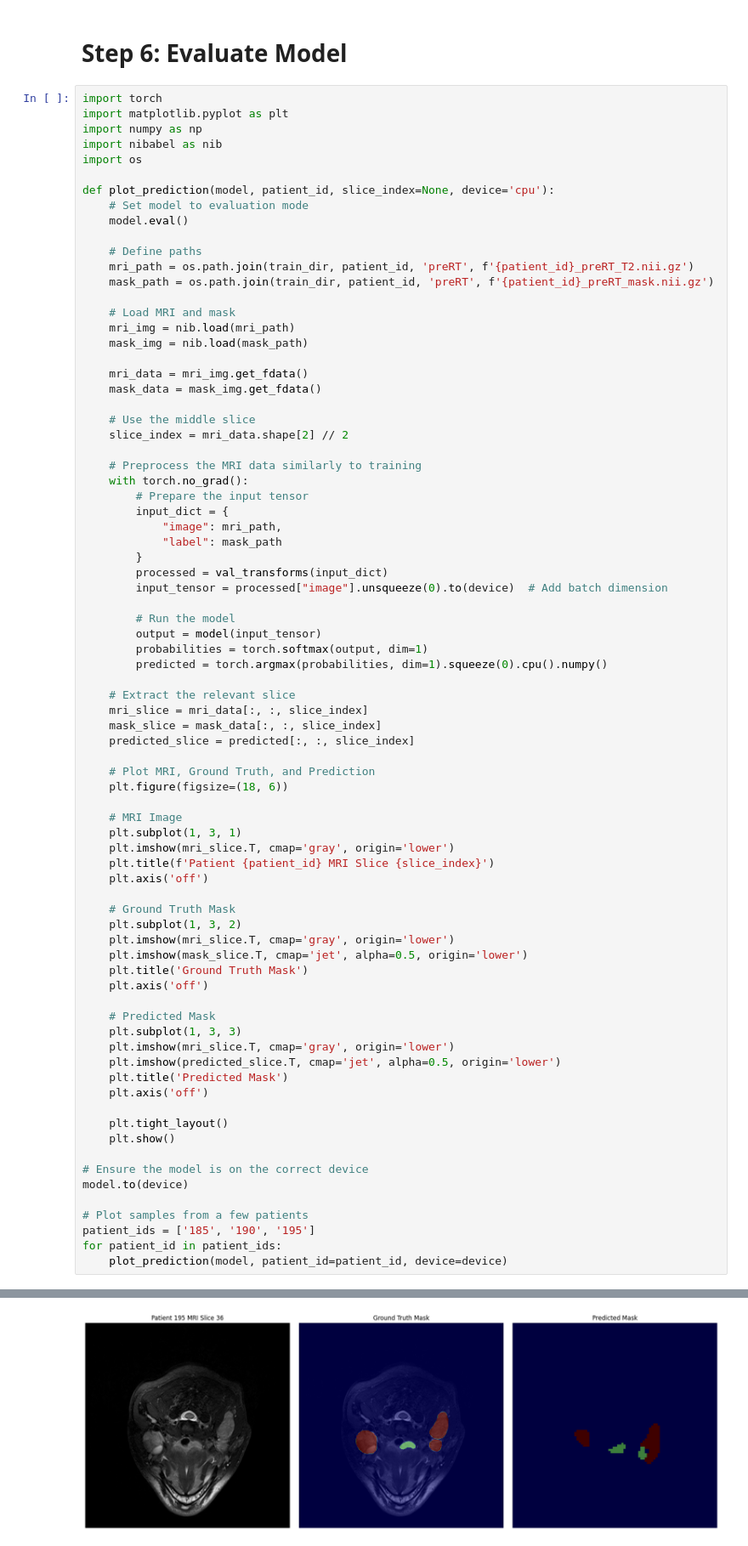
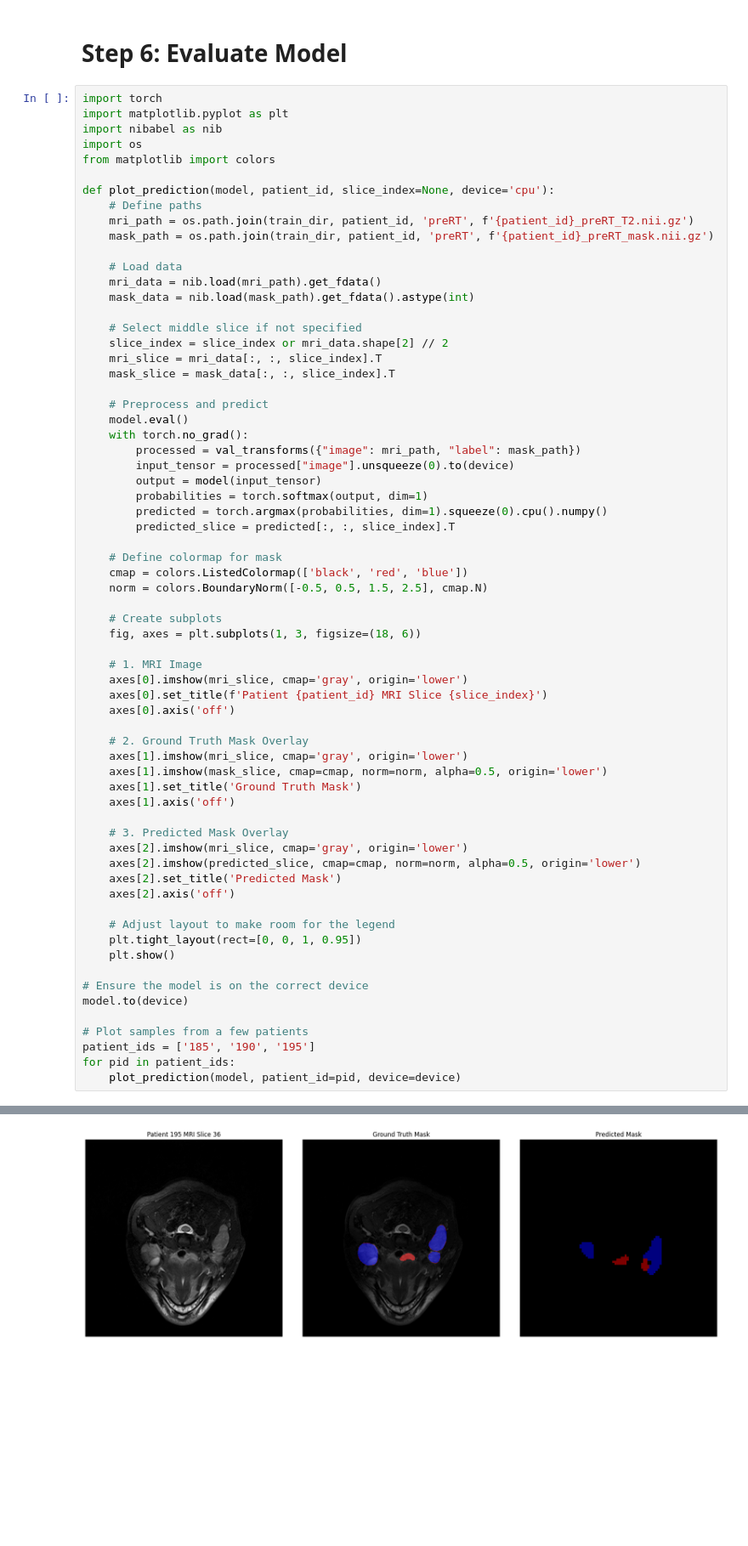
Before and after one commit to bjorneme/TDT17_mini_project, a Jupyter notebook: main.ipynb, the cells around one changed output, grey strips where cells are left out. Shown at 85% size. Drawn from its saved outputs; the diff is of its cells as text; blank space fills up the shorter version.

Commit message:
Improve plotting

```diff
--- a/main.ipynb
+++ b/main.ipynb
@@ -466,72 +466,60 @@ Validation Loss: 0.5046
 # %%
 import torch
 import matplotlib.pyplot as plt
-import numpy as np
 import nibabel as nib
 import os
+from matplotlib import colors
 
 def plot_prediction(model, patient_id, slice_index=None, device='cpu'):
-    # Set model to evaluation mode
-    model.eval()
-
     # Define paths
     mri_path = os.path.join(train_dir, patient_id, 'preRT', f'{patient_id}_preRT_T2.nii.gz')
     mask_path = os.path.join(train_dir, patient_id, 'preRT', f'{patient_id}_preRT_mask.nii.gz')
 
-    # Load MRI and mask
-    mri_img = nib.load(mri_path)
-    mask_img = nib.load(mask_path)
+    # Load data
+    mri_data = nib.load(mri_path).get_fdata()
+    mask_data = nib.load(mask_path).get_fdata().astype(int)
 
-    mri_data = mri_img.get_fdata()
-    mask_data = mask_img.get_fdata()
+    # Select middle slice if not specified
+    slice_index = slice_index or mri_data.shape[2] // 2
+    mri_slice = mri_data[:, :, slice_index].T
+    mask_slice = mask_data[:, :, slice_index].T
 
-    # Use the middle slice
-    slice_index = mri_data.shape[2] // 2
-
-    # Preprocess the MRI data similarly to training
+    # Preprocess and predict
+    model.eval()
     with torch.no_grad():
-        # Prepare the input tensor
-        input_dict = {
-            "image": mri_path,
-            "label": mask_path
-        }
-        processed = val_transforms(input_dict)
-        input_tensor = processed["image"].unsqueeze(0).to(device)  # Add batch dimension
-
-        # Run the model
+        processed = val_transforms({"image": mri_path, "label": mask_path})
+        input_tensor = processed["image"].unsqueeze(0).to(device)
         output = model(input_tensor)
         probabilities = torch.softmax(output, dim=1)
         predicted = torch.argmax(probabilities, dim=1).squeeze(0).cpu().numpy()
+        predicted_slice = predicted[:, :, slice_index].T
 
-    # Extract the relevant slice
-    mri_slice = mri_data[:, :, slice_index]
-    mask_slice = mask_data[:, :, slice_index]
-    predicted_slice = predicted[:, :, slice_index]
+    # Define colormap for mask
+    cmap = colors.ListedColormap(['black', 'red', 'blue'])
+    norm = colors.BoundaryNorm([-0.5, 0.5, 1.5, 2.5], cmap.N)
 
-    # Plot MRI, Ground Truth, and Prediction
-    plt.figure(figsize=(18, 6))
+    # Create subplots
+    fig, axes = plt.subplots(1, 3, figsize=(18, 6))
 
-    # MRI Image
-    plt.subplot(1, 3, 1)
-    plt.imshow(mri_slice.T, cmap='gray', origin='lower')
-    plt.title(f'Patient {patient_id} MRI Slice {slice_index}')
-    plt.axis('off')
+    # 1. MRI Image
+    axes[0].imshow(mri_slice, cmap='gray', origin='lower')
+    axes[0].set_title(f'Patient {patient_id} MRI Slice {slice_index}')
+    axes[0].axis('off')
 
-    # Ground Truth Mask
-    plt.subplot(1, 3, 2)
-    plt.imshow(mri_slice.T, cmap='gray', origin='lower')
-    plt.imshow(mask_slice.T, cmap='jet', alpha=0.5, origin='lower')
-    plt.title('Ground Truth Mask')
-    plt.axis('off')
+    # 2. Ground Truth Mask Overlay
+    axes[1].imshow(mri_slice, cmap='gray', origin='lower')
+    axes[1].imshow(mask_slice, cmap=cmap, norm=norm, alpha=0.5, origin='lower')
+    axes[1].set_title('Ground Truth Mask')
+    axes[1].axis('off')
 
-    # Predicted Mask
-    plt.subplot(1, 3, 3)
-    plt.imshow(mri_slice.T, cmap='gray', origin='lower')
-    plt.imshow(predicted_slice.T, cmap='jet', alpha=0.5, origin='lower')
-    plt.title('Predicted Mask')
-    plt.axis('off')
+    # 3. Predicted Mask Overlay
+    axes[2].imshow(mri_slice, cmap='gray', origin='lower')
+    axes[2].imshow(predicted_slice, cmap=cmap, norm=norm, alpha=0.5, origin='lower')
+    axes[2].set_title('Predicted Mask')
+    axes[2].axis('off')
 
-    plt.tight_layout()
+    # Adjust layout to make room for the legend
+    plt.tight_layout(rect=[0, 0, 1, 0.95])
     plt.show()
 
 # Ensure the model is on the correct device
@@ -539,6 +527,6 @@ model.to(device)
 
 # Plot samples from a few patients
 patient_ids = ['185', '190', '195']
-for patient_id in patient_ids:
-    plot_prediction(model, patient_id=patient_id, device=device)
+for pid in patient_ids:
+    plot_prediction(model, patient_id=pid, device=device)
 # %% [output]
@@ -547 +535 @@ for patient_id in patient_ids:
-[figure, old version]
+[figure, new version]
```
Also changed, not shown: parts of 1 cell of this notebook.
